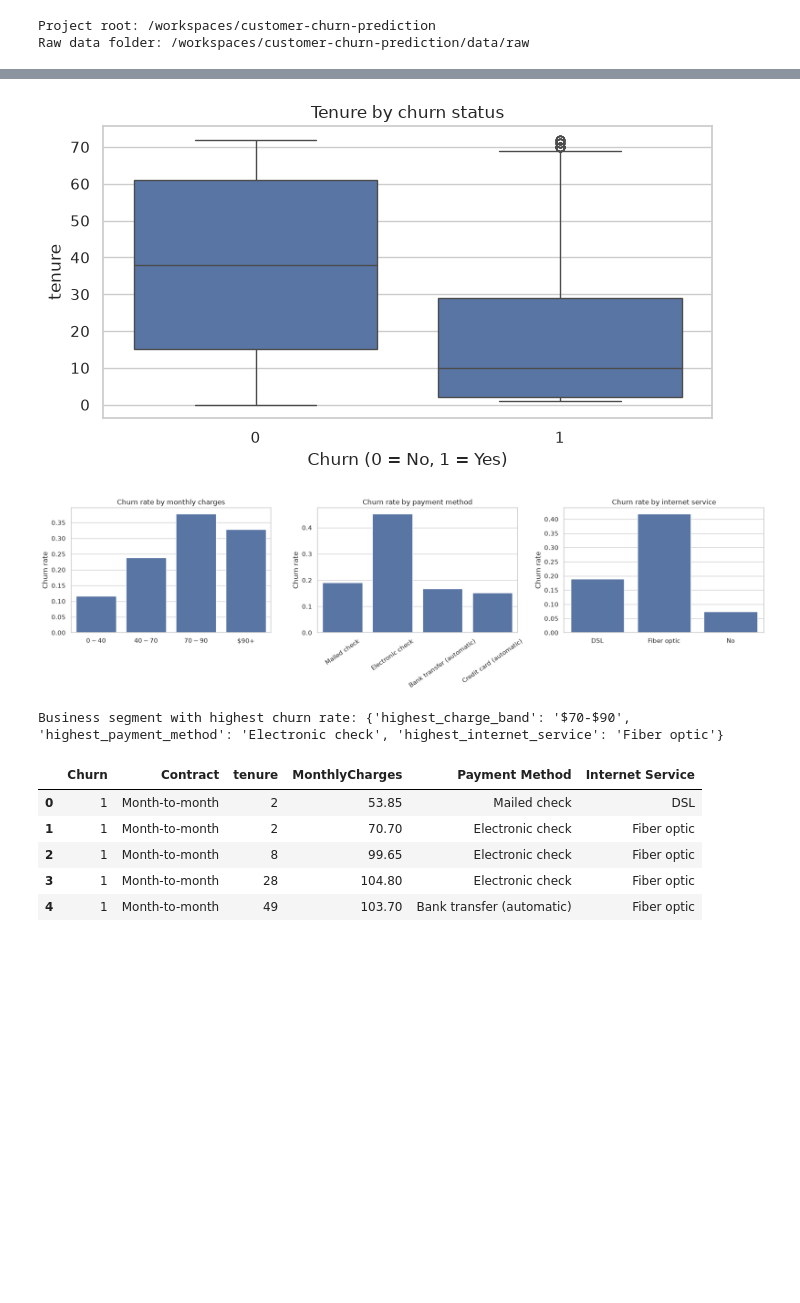
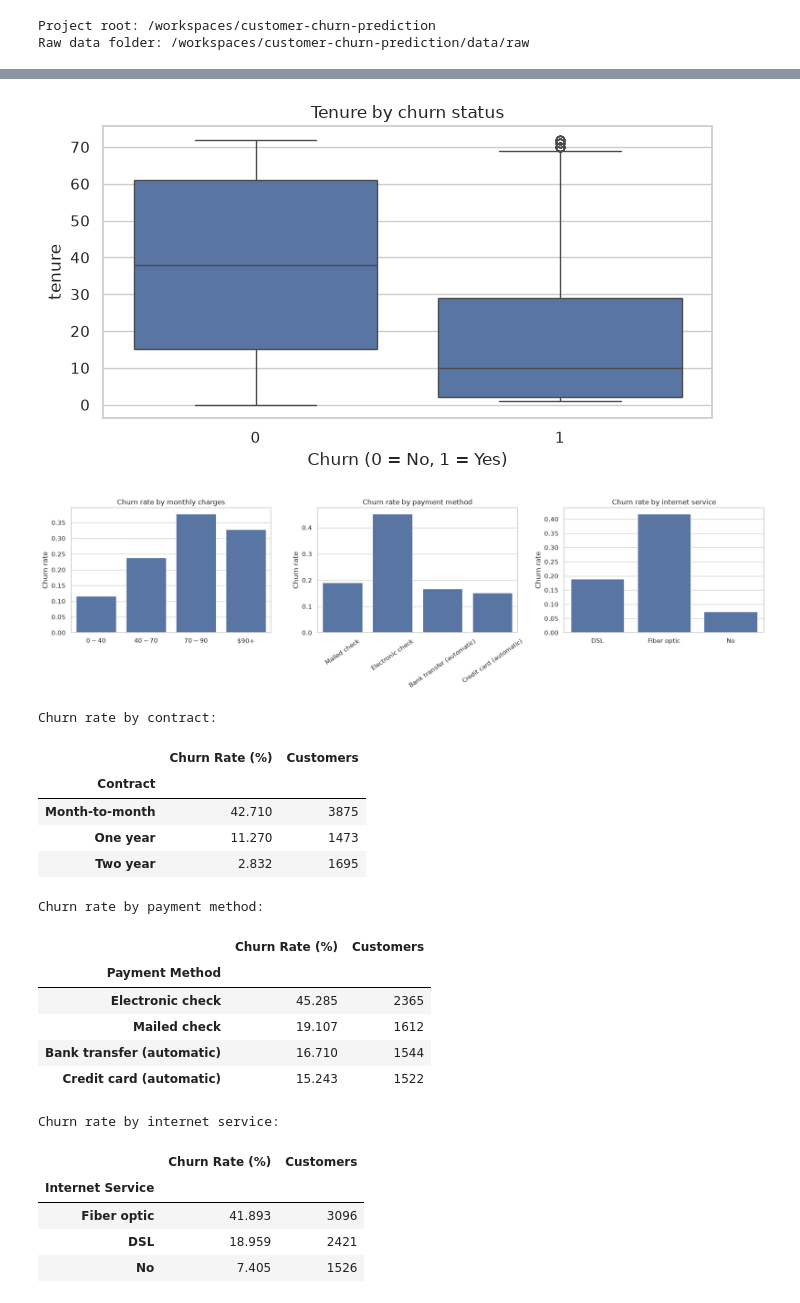
Before and after one commit to javariaqadeer94/customer-churn-prediction, a Jupyter notebook: notebooks/churn_model.ipynb, the cells around one changed output, grey strips where cells are left out. Cells and saved outputs as stored; diff of their text form; code cells hidden in the pictures; blank space fills up the shorter version.

```diff
--- a/notebooks/churn_model.ipynb
+++ b/notebooks/churn_model.ipynb
@@ -30,7 +47,10 @@ from sklearn.model_selection import train_test_split
 from sklearn.pipeline import Pipeline
 from sklearn.preprocessing import OneHotEncoder, StandardScaler
 
-warnings.filterwarnings("ignore")
+RANDOM_STATE = 42
+warnings.filterwarnings("ignore", category=FutureWarning)
+pd.set_option("display.max_columns", None)
+pd.set_option("display.float_format", lambda value: f"{value:.3f}")
 sns.set_theme(style="whitegrid")
 
 ROOT = Path.cwd().resolve()
@@ -61,7 +85,14 @@ print(f"Loaded {excel_path.relative_to(ROOT)} | shape={df.shape}")
 print("\nColumns:\n", df.columns.tolist())
 print("\nData types:\n", df.dtypes)
 print("\nBasic statistics:\n", df.describe(include="all").transpose())
-print("\nMissing values:\n", df.isna().sum().sort_values(ascending=False))
+
+missing_summary = (
+    df.isna().sum().sort_values(ascending=False).to_frame("Missing Values")
+)
+missing_summary["Missing %"] = (missing_summary["Missing Values"] / len(df) * 100).round(2)
+print("\nMissing values:\n")
+display(missing_summary[missing_summary["Missing Values"] > 0])
+print("Duplicate rows:", df.duplicated().sum())
 
 df.columns = df.columns.str.strip()
 df = df.rename(columns={
@@ -73,7 +104,7 @@ df = df.rename(columns={
 })
 
 leakage_cols = ["Churn Value", "Churn Score", "Churn Reason"]
-redundant_cols = ["Count", "Country", "State"]
+redundant_cols = ["Count", "Country", "State", "CLTV"]
 geographic_cols = ["City", "Zip Code", "Lat Long", "Latitude", "Longitude"]
 for col in leakage_cols + redundant_cols + geographic_cols:
     if col in df.columns:
@@ -89,10 +120,10 @@ if "Churn" not in df:
     raise ValueError("Expected a Churn column")
 df["Churn"] = df["Churn"].map({"Yes": 1, "No": 0}).astype("int8")
 
-removed_predictors = set(leakage_cols + geographic_cols).intersection(df.columns)
+removed_predictors = set(leakage_cols + geographic_cols + ["CLTV"]).intersection(df.columns)
 if removed_predictors:
     raise AssertionError(f"Excluded predictors remain: {sorted(removed_predictors)}")
-print("\nLeakage and geographic predictors excluded successfully.")
+print("\nLeakage, CLTV, and geographic predictors excluded successfully.")
 print("Remaining columns:\n", df.columns.tolist())
 print("\nMissing values after cleaning (remaining values are imputed in pipelines):\n",
       df.isna().sum().sort_values(ascending=False))
@@ -129,4 +178,7 @@ The EDA combines overall churn distribution with business-focused comparisons of
 # %%
+overall_churn_rate = df["Churn"].mean() * 100
+print(f"Overall churn rate: {overall_churn_rate:.1f}%")
+
 fig, axes = plt.subplots(1, 2, figsize=(13, 4))
 sns.countplot(data=df, x="Churn", ax=axes[0])
 axes[0].set_title("Churn distribution")
@@ -183,11 +235,26 @@ fig.savefig(FIGURES / "business_churn_drivers.png", dpi=150)
 display(fig)
 plt.close(fig)
 
-business_rates = {
-    "highest_charge_band": eda_df.groupby("Monthly charge band", observed=False)["Churn"].mean().idxmax(),
-    "highest_payment_method": df.groupby("Payment Method", observed=False)["Churn"].mean().idxmax(),
-    "highest_internet_service": df.groupby("Internet Service", observed=False)["Churn"].mean().idxmax(),
-}
-print("Business segment with highest churn rate:", business_rates)
-df[["Churn", "Contract", "tenure", "MonthlyCharges", "Payment Method", "Internet Service"]].head()
+def churn_rate_table(column):
+    return (
+        df.groupby(column, observed=False)["Churn"]
+        .agg(Churn_Rate="mean", Customers="count")
+        .assign(Churn_Rate=lambda table: table["Churn_Rate"] * 100)
+        .sort_values("Churn_Rate", ascending=False)
+        .rename(columns={"Churn_Rate": "Churn Rate (%)"})
+    )
+
+print("\nChurn rate by contract:")
+display(churn_rate_table("Contract"))
+print("Churn rate by payment method:")
+display(churn_rate_table("Payment Method"))
+print("Churn rate by internet service:")
+display(churn_rate_table("Internet Service"))
+
+print("Highest churn segment:")
+print({
+    "contract": churn_rate_table("Contract").index[0],
+    "payment_method": churn_rate_table("Payment Method").index[0],
+    "internet_service": churn_rate_table("Internet Service").index[0],
+})
 # %% [output]
@@ -194,10 +262,22 @@ df[["Churn", "Contract", "tenure", "MonthlyCharges", "Payment Method", "Internet
 [figure]
 [figure]
 [figure]
-Business segment with highest churn rate: {'highest_charge_band': '$70-$90', 'highest_payment_method': 'Electronic check', 'highest_internet_service': 'Fiber optic'}
+Churn rate by contract:
-|  | Churn | Contract | tenure | MonthlyCharges | Payment Method | Internet Service |
-| 0 | 1 | Month-to-month | 2 | 53.85 | Mailed check | DSL |
-| 1 | 1 | Month-to-month | 2 | 70.70 | Electronic check | Fiber optic |
-| 2 | 1 | Month-to-month | 8 | 99.65 | Electronic check | Fiber optic |
-| 3 | 1 | Month-to-month | 28 | 104.80 | Electronic check | Fiber optic |
-| 4 | 1 | Month-to-month | 49 | 103.70 | Bank transfer (automatic) | Fiber optic |
+|  | Churn Rate (%) | Customers |
+| Contract |  |  |
+| Month-to-month | 42.710 | 3875 |
+| One year | 11.270 | 1473 |
+| Two year | 2.832 | 1695 |
+Churn rate by payment method:
+|  | Churn Rate (%) | Customers |
+| Payment Method |  |  |
+| Electronic check | 45.285 | 2365 |
+| Mailed check | 19.107 | 1612 |
+| Bank transfer (automatic) | 16.710 | 1544 |
+| Credit card (automatic) | 15.243 | 1522 |
+Churn rate by internet service:
+|  | Churn Rate (%) | Customers |
+| Internet Service |  |  |
+| Fiber optic | 41.893 | 3096 |
+| DSL | 18.959 | 2421 |
+| No | 7.405 | 1526 |
```
Also changed, not shown: parts of 13 cells of this notebook, 7 other files.
